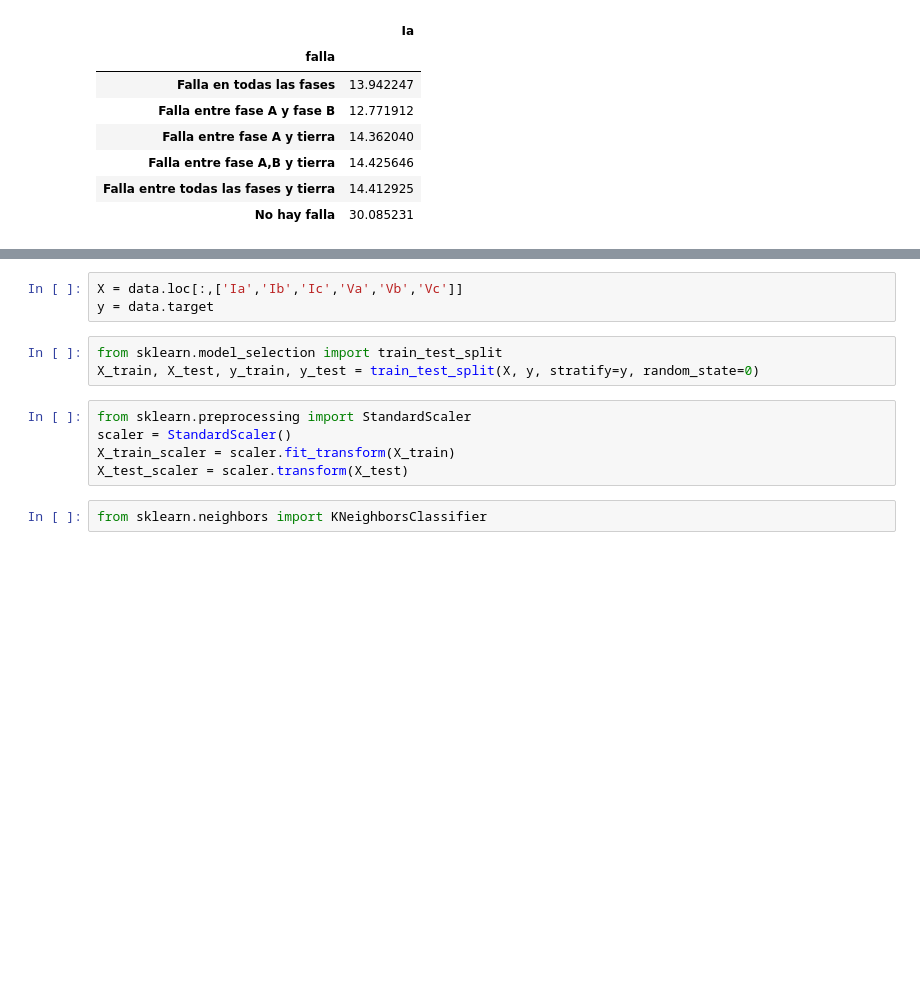
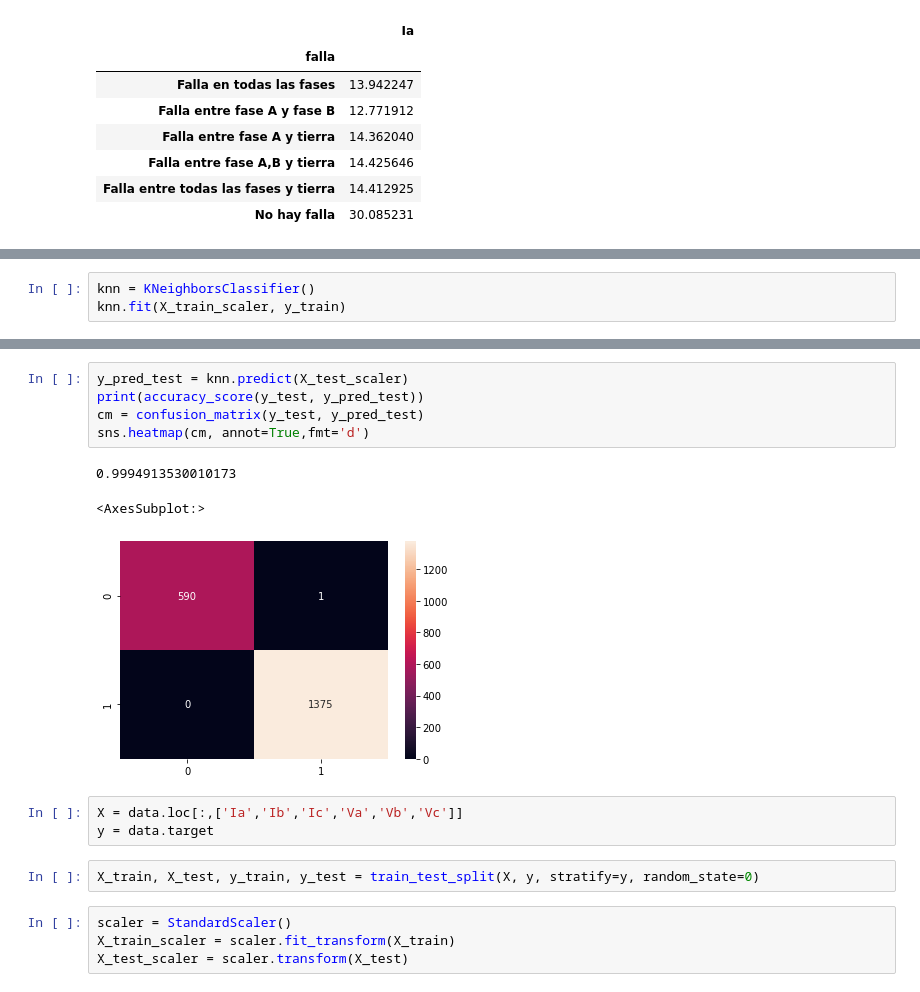
Before and after one commit to LeandroNardi96/Clasificacion_fallas_electricas_multiclass, a Jupyter notebook: Electrical_fault_multiclass.ipynb, the cells around one changed output, grey strips where cells are left out. Saved outputs shown, nothing was run; the diff lists cells and outputs as text; blank space fills up the shorter version.

Commit message:
Agregado de Gridsearch y métricas de evaluación con KNN al modelo multiclass

```diff
--- a/Electrical_fault_multiclass.ipynb
+++ b/Electrical_fault_multiclass.ipynb
@@ -145,0 +186,3 @@ data_bal
+# %%
+knn = KNeighborsClassifier()
+knn.fit(X_train_scaler, y_train)
@@ -146,15 +203,20 @@ data_bal
+# %%
+y_pred_test = knn.predict(X_test_scaler)
+print(accuracy_score(y_test, y_pred_test))
+cm = confusion_matrix(y_test, y_pred_test)
+sns.heatmap(cm, annot=True,fmt='d')
+# %% [output]
+0.9994913530010173
+<AxesSubplot:>
+[figure, added]
 # %%
 X = data.loc[:,['Ia','Ib','Ic','Va','Vb','Vc']]
 y = data.target
 # %%
-from sklearn.model_selection import train_test_split
 X_train, X_test, y_train, y_test = train_test_split(X, y, stratify=y, random_state=0)
 # %%
-from sklearn.preprocessing import StandardScaler
 scaler = StandardScaler()
 X_train_scaler = scaler.fit_transform(X_train)
 X_test_scaler = scaler.transform(X_test)
-# %%
-from sklearn.neighbors import KNeighborsClassifier
 # %%
 knn = KNeighborsClassifier()
```
Also changed, not shown: parts of 37 cells of this notebook.
